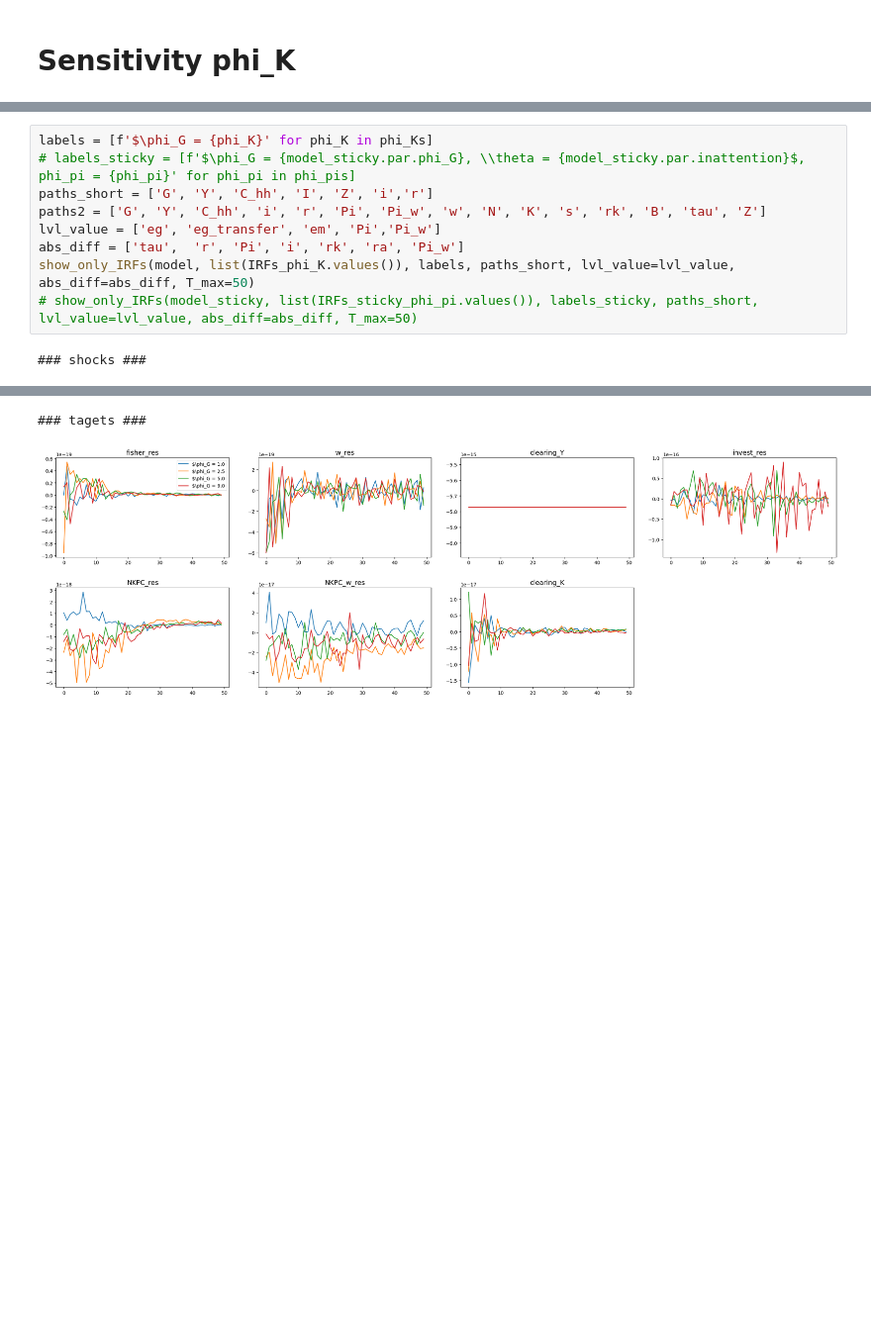
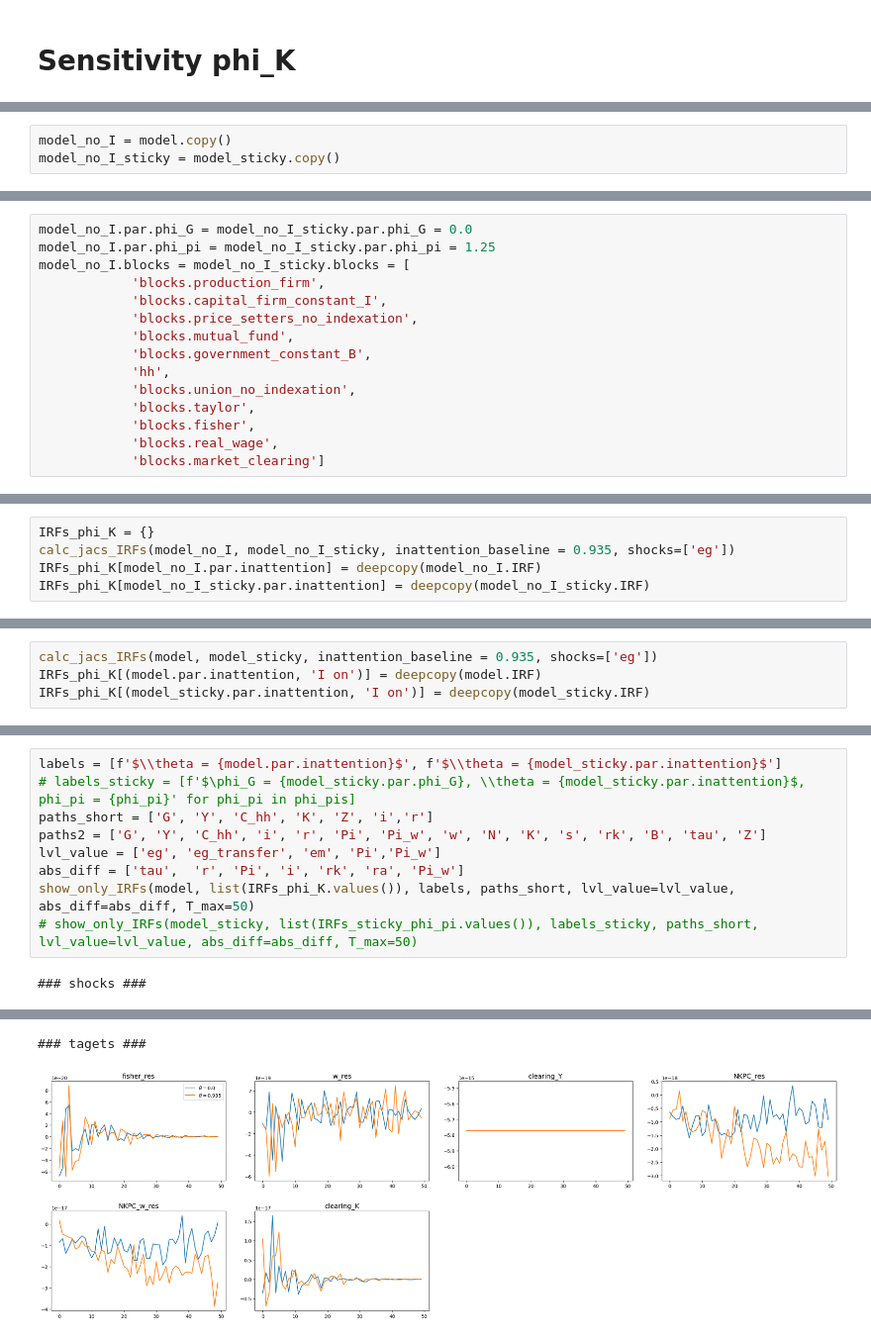
Before and after one commit to YanWin/StickyInformationHANK, a Jupyter notebook: notebooks/Replication_Notebooks/FP_sensitvity.ipynb, the cells around one changed output, grey strips where cells are left out. Shown at 99% size. Saved outputs shown, nothing was run; the diff lists cells and outputs as text; blank space fills up the shorter version.

```diff
--- a/notebooks/Replication_Notebooks/FP_sensitvity.ipynb
+++ b/notebooks/Replication_Notebooks/FP_sensitvity.ipynb
@@ -278,0 +574,3 @@ find IRFs (no sticky)
+# %%
+model_no_I = model.copy()
+model_no_I_sticky = model_sticky.copy()
@@ -278,0 +602,15 @@ find IRFs (no sticky)
+# %%
+model_no_I.par.phi_G = model_no_I_sticky.par.phi_G = 0.0
+model_no_I.par.phi_pi = model_no_I_sticky.par.phi_pi = 1.25
+model_no_I.blocks = model_no_I_sticky.blocks = [
+            'blocks.production_firm',
+            'blocks.capital_firm_constant_I',
+            'blocks.price_setters_no_indexation',
+            'blocks.mutual_fund',
+            'blocks.government_constant_B',
+            'hh',
+            'blocks.union_no_indexation',
+            'blocks.taylor',
+            'blocks.fisher',
+            'blocks.real_wage',
+            'blocks.market_clearing']
@@ -278,0 +620,5 @@ find IRFs (no sticky)
+# %%
+IRFs_phi_K = {}
+calc_jacs_IRFs(model_no_I, model_no_I_sticky, inattention_baseline = 0.935, shocks=['eg'])
+IRFs_phi_K[model_no_I.par.inattention] = deepcopy(model_no_I.IRF)
+IRFs_phi_K[model_no_I_sticky.par.inattention] = deepcopy(model_no_I_sticky.IRF)
@@ -278,0 +639,4 @@ find IRFs (no sticky)
+# %%
+calc_jacs_IRFs(model, model_sticky, inattention_baseline = 0.935, shocks=['eg'])
+IRFs_phi_K[(model.par.inattention, 'I on')] = deepcopy(model.IRF)
+IRFs_phi_K[(model_sticky.par.inattention, 'I on')] = deepcopy(model_sticky.IRF)
@@ -279,7 +657,7 @@ find IRFs (no sticky)
 # %%
-labels = [f'$\phi_G = {phi_K}' for phi_K in phi_Ks]
+labels = [f'$\\theta = {model.par.inattention}$', f'$\\theta = {model_sticky.par.inattention}$']
 # labels_sticky = [f'$\phi_G = {model_sticky.par.phi_G}, \\theta = {model_sticky.par.inattention}$, phi_pi = {phi_pi}' for phi_pi in phi_pis]
-paths_short = ['G', 'Y', 'C_hh', 'I', 'Z', 'i','r']
+paths_short = ['G', 'Y', 'C_hh', 'K', 'Z', 'i','r']
 paths2 = ['G', 'Y', 'C_hh', 'i', 'r', 'Pi', 'Pi_w', 'w', 'N', 'K', 's', 'rk', 'B', 'tau', 'Z']
 lvl_value = ['eg', 'eg_transfer', 'em', 'Pi','Pi_w']
 abs_diff = ['tau',  'r', 'Pi', 'i', 'rk', 'ra', 'Pi_w']
@@ -293,2 +671,2 @@ show_only_IRFs(model, list(IRFs_phi_K.values()), labels, paths_short, lvl_value=
 ### tagets ###
-[figure, old version]
+[figure, new version]
```
Also changed, not shown: parts of 30 cells of this notebook, 9 other files.
